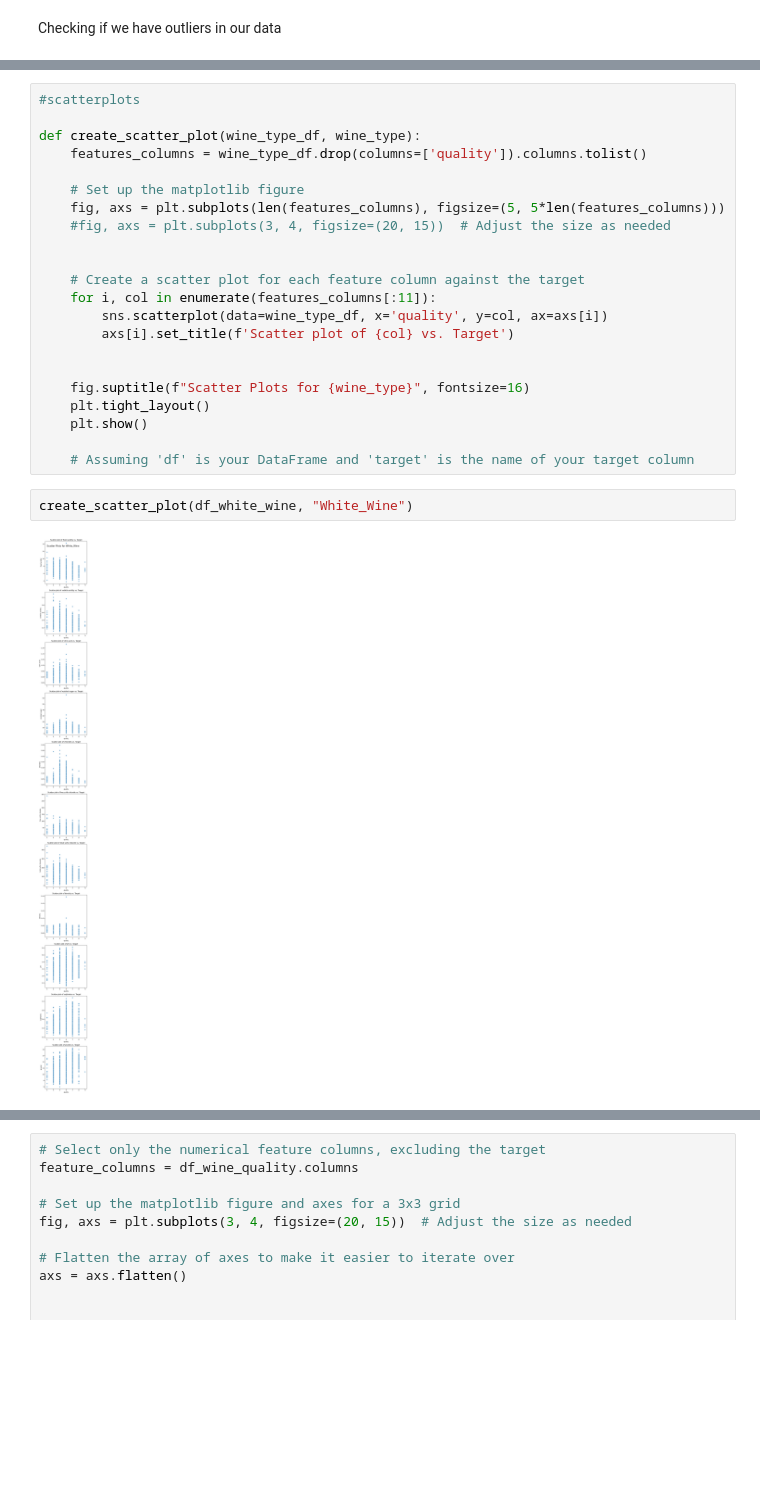
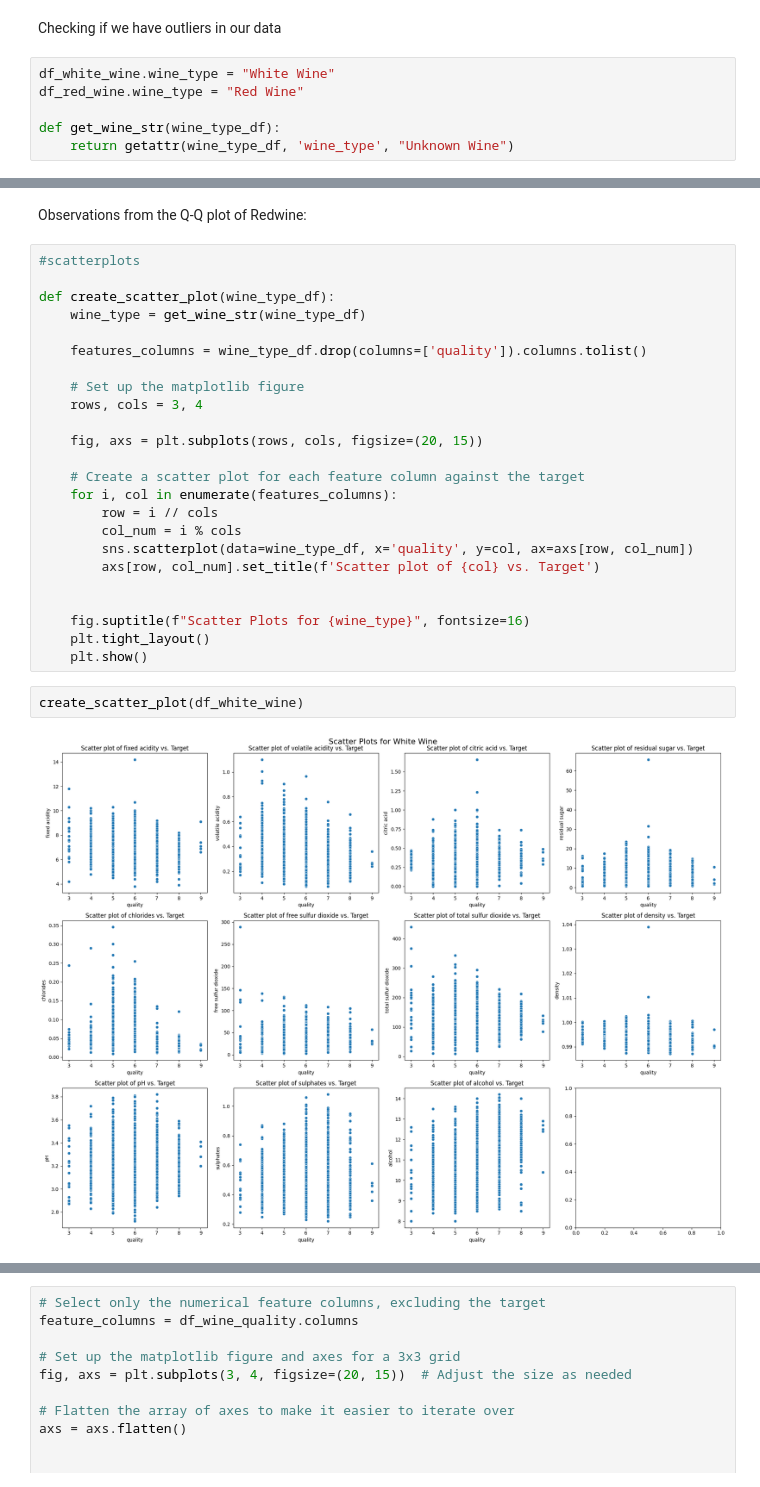
Before and after one commit to ZofiaSamsel/Wine_quality, a Jupyter notebook: main.ipynb, the cells around one changed output, grey strips where cells are left out. Drawn from its saved outputs; the diff is of its cells as text; blank space fills up the shorter version.

```diff
--- a/main.ipynb
+++ b/main.ipynb
@@ -247,6 +247,12 @@ df_red_wine.describe()
 | max | 15.900000 | 1.580000 | 1.000000 | 15.500000 | 0.611000 | 72.000000 | ... |
 # %% [markdown]
 Checking if we have outliers in our data
+# %%
+df_white_wine.wine_type = "White Wine"
+df_red_wine.wine_type = "Red Wine"
+
+def get_wine_str(wine_type_df):
+    return getattr(wine_type_df, 'wine_type', "Unknown Wine")
 # %%
 ## Q-Q
 # boxplot - log scale
@@ -280,28 +295,32 @@ create_qq_plot(df_red_wine, 'Red Wine')
 # %% [output]
 [figure]
+# %% [markdown]
+Observations from the Q-Q plot of Redwine:
 # %%
 #scatterplots
 
-def create_scatter_plot(wine_type_df, wine_type):
+def create_scatter_plot(wine_type_df):
+    wine_type = get_wine_str(wine_type_df)
+
     features_columns = wine_type_df.drop(columns=['quality']).columns.tolist()
 
     # Set up the matplotlib figure
-    fig, axs = plt.subplots(len(features_columns), figsize=(5, 5*len(features_columns)))
-    #fig, axs = plt.subplots(3, 4, figsize=(20, 15))  # Adjust the size as needed
+    rows, cols = 3, 4
 
+    fig, axs = plt.subplots(rows, cols, figsize=(20, 15))
 
     # Create a scatter plot for each feature column against the target
-    for i, col in enumerate(features_columns[:11]):
-        sns.scatterplot(data=wine_type_df, x='quality', y=col, ax=axs[i])
-        axs[i].set_title(f'Scatter plot of {col} vs. Target')
+    for i, col in enumerate(features_columns):
+        row = i // cols
+        col_num = i % cols
+        sns.scatterplot(data=wine_type_df, x='quality', y=col, ax=axs[row, col_num])
+        axs[row, col_num].set_title(f'Scatter plot of {col} vs. Target')
 
 
     fig.suptitle(f"Scatter Plots for {wine_type}", fontsize=16)
     plt.tight_layout()
     plt.show()
-
-    # Assuming 'df' is your DataFrame and 'target' is the name of your target column
 # %%
-create_scatter_plot(df_white_wine, "White_Wine")
+create_scatter_plot(df_white_wine)
 # %% [output]
-[figure, old version]
+[figure, new version]
```
Also changed, not shown: parts of 5 cells of this notebook.
